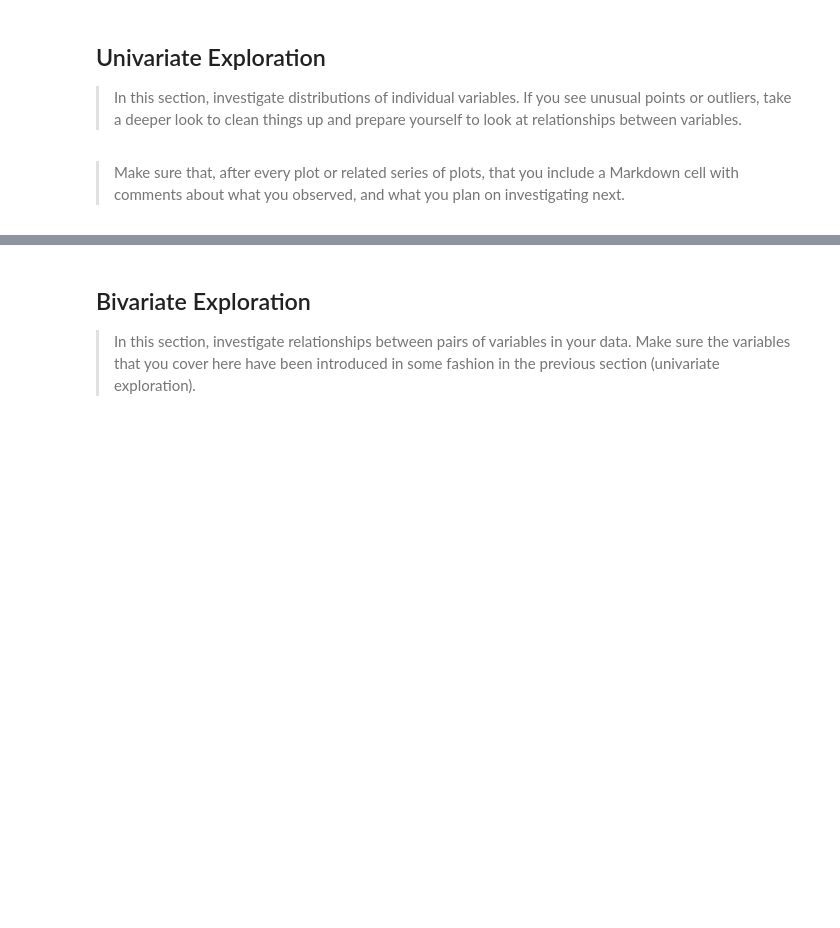
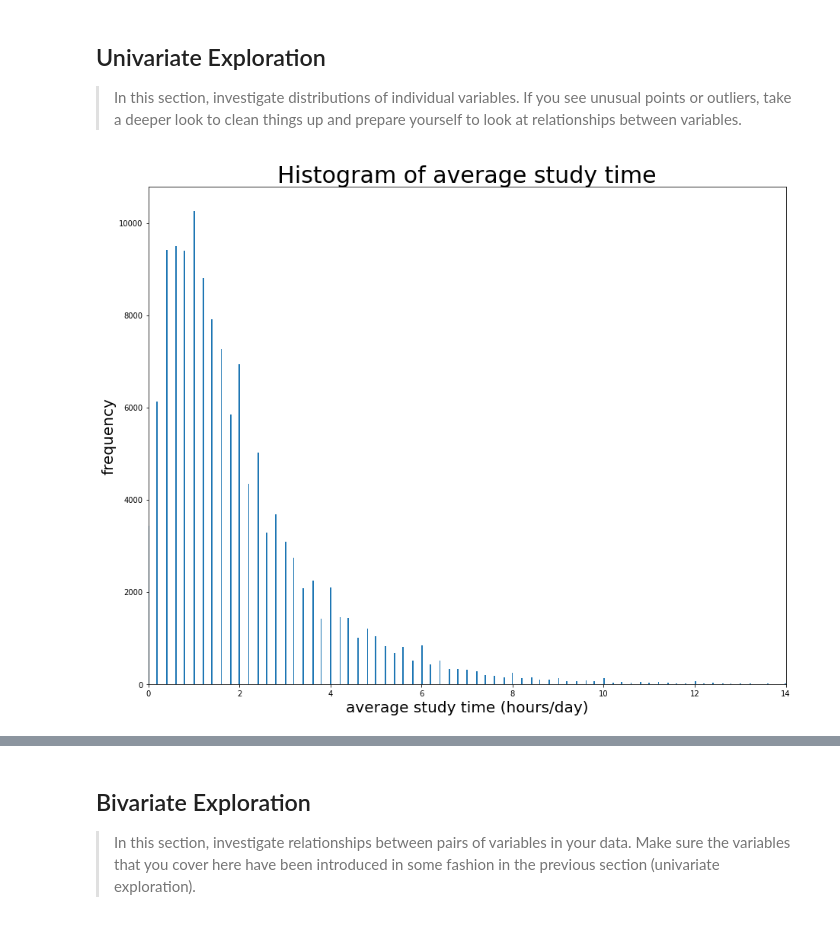
Before and after one commit to gadm21/AI, a Jupyter notebook: Data_science/visualization project/exploration_template.ipynb, the cells around one changed output, grey strips where cells are left out. Cells and saved outputs as stored; diff of their text form; code cells hidden in the pictures; blank space fills up the shorter version.

```diff
--- a/Data_science/visualization project/exploration_template.ipynb
+++ b/Data_science/visualization project/exploration_template.ipynb
@@ -87,0 +139,4 @@ clean_pisa.head()
+# %%
+print('shape before dropping null rows:', clean_pisa.shape)
+clean_pisa.dropna(axis= 'rows', inplace = True)
+print('shape after dropping null rows:', clean_pisa.shape)
@@ -87,0 +287,14 @@ clean_pisa.head()
+# %%
+# combining all study columns into one single average study columns
+
+study_cols_names = get_col_names(clean_pisa, 'study_time')
+
+study_cols = get_columns(clean_pisa, study_cols_names)
+
+average_study_time = study_cols.sum(axis= 1).div(len(study_cols_names))
+clean_pisa = drop_columns(clean_pisa, study_cols_names)
+
+clean_pisa['average_study_time'] = average_study_time
+
+
+clean_pisa.head()
@@ -87,0 +309,7 @@ clean_pisa.head()
+# %%
+#drop rows with null values and duplicated rows
+clean_pisa.dropna(axis= 'rows', inplace = True)
+clean_pisa.drop_duplicates(inplace = True)
+
+#rename 'country_code_3-character' column to 'country'
+clean_pisa.rename(columns = {get_col_names(clean_pisa, 'country')[0] : 'country'}, inplace = True)
@@ -137,7 +359,22 @@ memory usage: 100.0+ MB
 > In this section, investigate distributions of individual variables. If
 you see unusual points or outliers, take a deeper look to clean things up
 and prepare yourself to look at relationships between variables.
-# %% [markdown]
-> Make sure that, after every plot or related series of plots, that you
-include a Markdown cell with comments about what you observed, and what
-you plan on investigating next.
+# %%
+plt.figure(figsize= (15, 12))
+step = 0.03
+bins = np.arange(0, clean_pisa.average_study_time.max() + step, step)
+plt.hist(data=clean_pisa, x = 'average_study_time', bins = bins)
+plt.title('Histogram of average study time', fontsize = 30)
+plt.xlabel('average study time (hours/day)')
+plt.ylabel('frequency')
+plt.xlim(0, 14)
+
+ax = plt.gca()
+ax.xaxis.set_tick_params(labelsize = 10)
+ax.yaxis.set_tick_params(labelsize = 10)
+ax.xaxis.label.set_size(20)
+ax.yaxis.label.set_size(20)
+
+plt.show()
+# %% [output]
+[figure, added]
```
Also changed, not shown: parts of 42 cells of this notebook.
